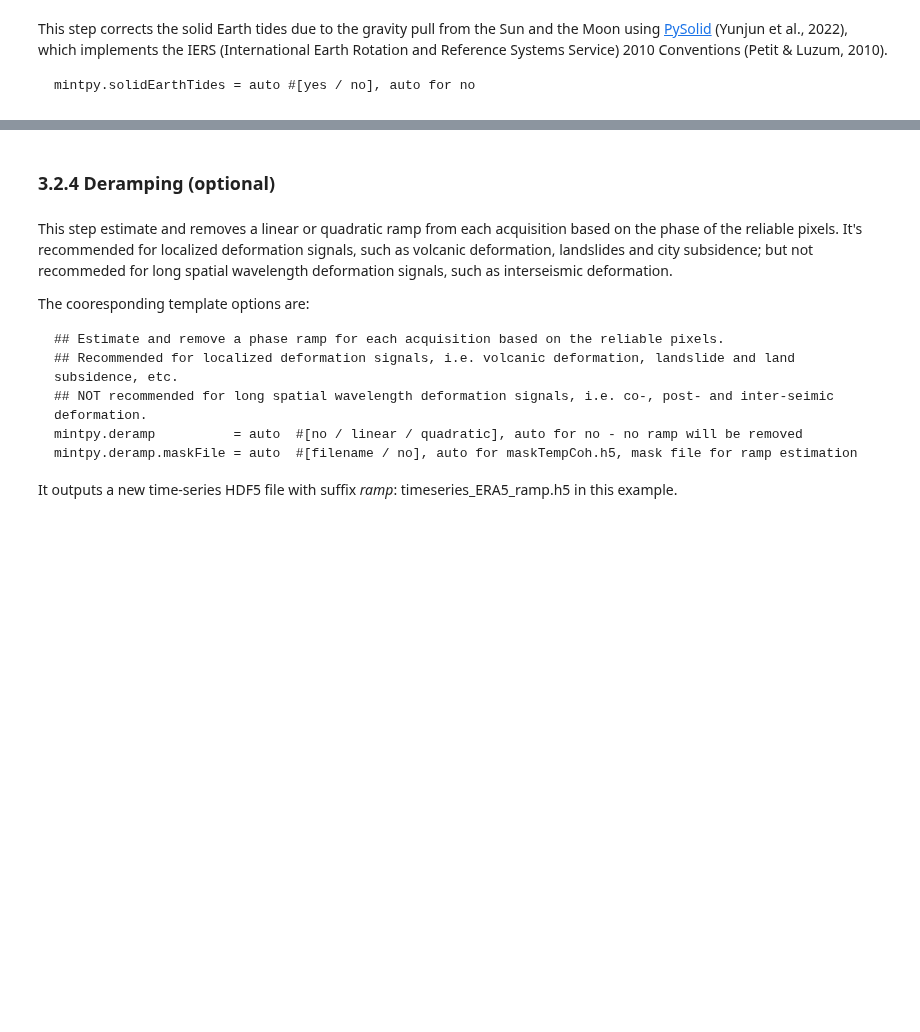
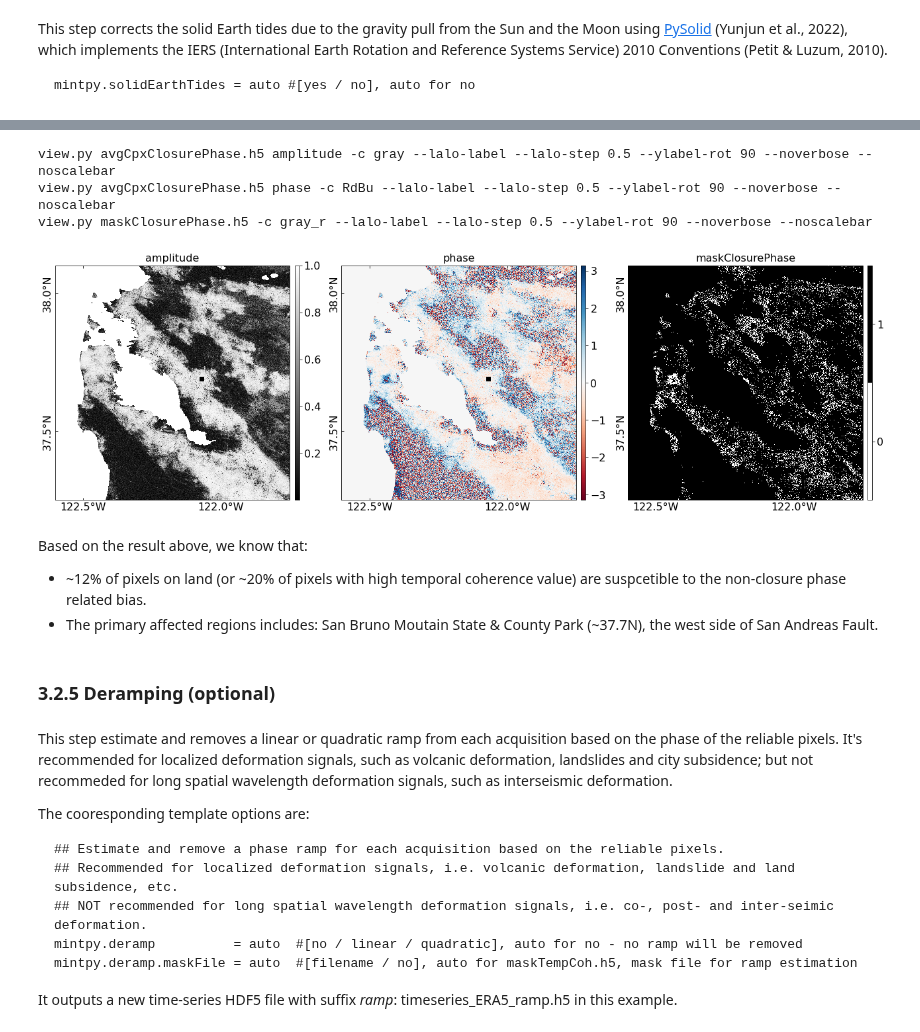
Before and after one commit to parosen/Geo-SInC, a Jupyter notebook: UNAVCO2022/5.2_Intro_to_MintPy/smallbaselineApp_aria.ipynb, the cells around one changed output, grey strips where cells are left out. Cells and saved outputs as stored; diff of their text form; code cells hidden in the pictures; blank space fills up the shorter version.

Commit message:
add non-closure phase bias sub-section

```diff
--- a/UNAVCO2022/5.2_Intro_to_MintPy/smallbaselineApp_aria.ipynb
+++ b/UNAVCO2022/5.2_Intro_to_MintPy/smallbaselineApp_aria.ipynb
@@ -37,9 +36,11 @@ The cell below performs the intial setup of the notebook and must be **run every
 import os
 import numpy as np
 import matplotlib.pyplot as plt
+from cartopy import crs as ccrs
 from ipynb.fs.full import utils  # optional, to import functions from *.ipynb files
-from mintpy.utils import utils as ut, plot as pp
+from mintpy.utils import readfile, utils as ut, plot as pp
 from mintpy import view, tsview, plot_network, plot_transection
+plt.rcParams.update({'font.size': 12})
 
 # utils function
 def write_config_file(out_file, CONFIG_TXT, mode='a'):
@@ -638,5 +674,28 @@ ERA5 data set is redistributed over the Copernicus Climate Data Store (CDS). Reg
+# %%
+# view.py options
+opt = ' --lalo-label --lalo-step 0.5 --ylabel-rot 90 --noverbose --noscalebar '
+cmd_list = [f'view.py avgCpxClosurePhase.h5 amplitude -c gray {opt}',
+            f'view.py avgCpxClosurePhase.h5 phase -c RdBu {opt}', #--lalo-loc 0 0 0 1 ',
+            f'view.py maskClosurePhase.h5 -c gray_r {opt}',] # --lalo-loc 0 0 0 1 ',]
+
+# plot using matplotlib & mintpy.view
+fig, axs = plt.subplots(nrows=1, ncols=3, figsize=[18, 6], subplot_kw=dict(projection=ccrs.PlateCarree()))
+for ax, cmd in zip(axs, cmd_list):
+    data, atr, inps = view.prep_slice(cmd)
+    im = view.plot_slice(ax, data, atr, inps)[2]
+fig.tight_layout()
+plt.show()
+# %% [output]
+view.py avgCpxClosurePhase.h5 amplitude -c gray --lalo-label --lalo-step 0.5 --ylabel-rot 90 --noverbose --noscalebar
+view.py avgCpxClosurePhase.h5 phase -c RdBu --lalo-label --lalo-step 0.5 --ylabel-rot 90 --noverbose --noscalebar
+view.py maskClosurePhase.h5 -c gray_r --lalo-label --lalo-step 0.5 --ylabel-rot 90 --noverbose --noscalebar
+[figure, added]
+# %% [markdown]
+Based on the result above, we know that:
++ ~12% of pixels on land (or ~20% of pixels with high temporal coherence value) are suspcetible to the non-closure phase related bias.
++ The primary affected regions includes: San Bruno Moutain State & County Park (~37.7N), the west side of San Andreas Fault.
 # %% [markdown]
-### 3.2.4 Deramping (optional)
+### 3.2.5 Deramping (optional)
 # %% [markdown]
 This step estimate and removes a linear or quadratic ramp from each acquisition based on the phase of the reliable pixels. It's recommended for localized deformation signals, such as volcanic deformation, landslides and city subsidence; but not recommeded for long spatial wavelength deformation signals, such as interseismic deformation.
 
```
Also changed, not shown: parts of 31 cells of this notebook, 1 other file.
